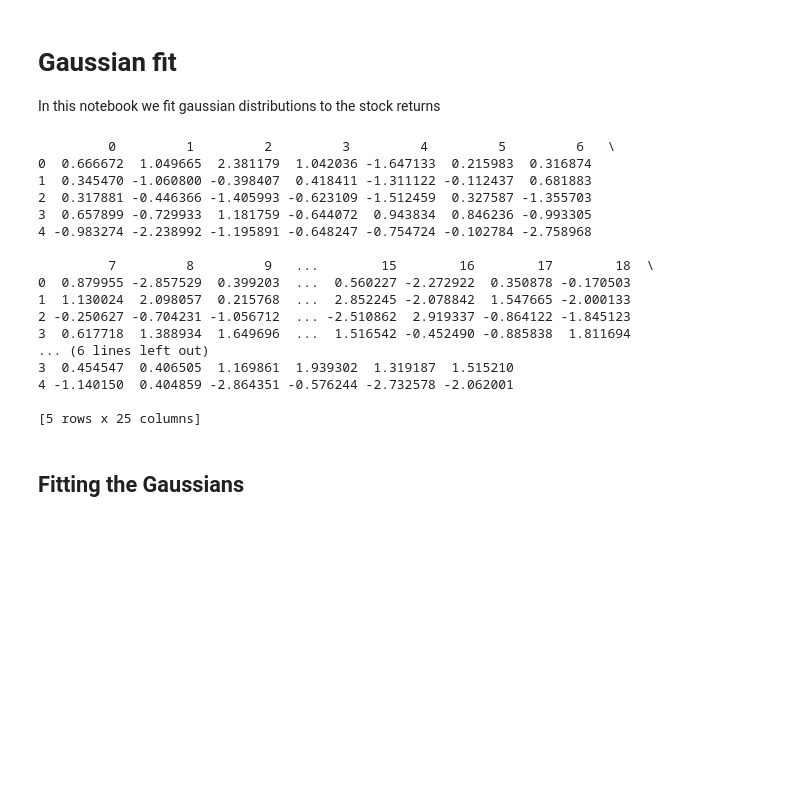
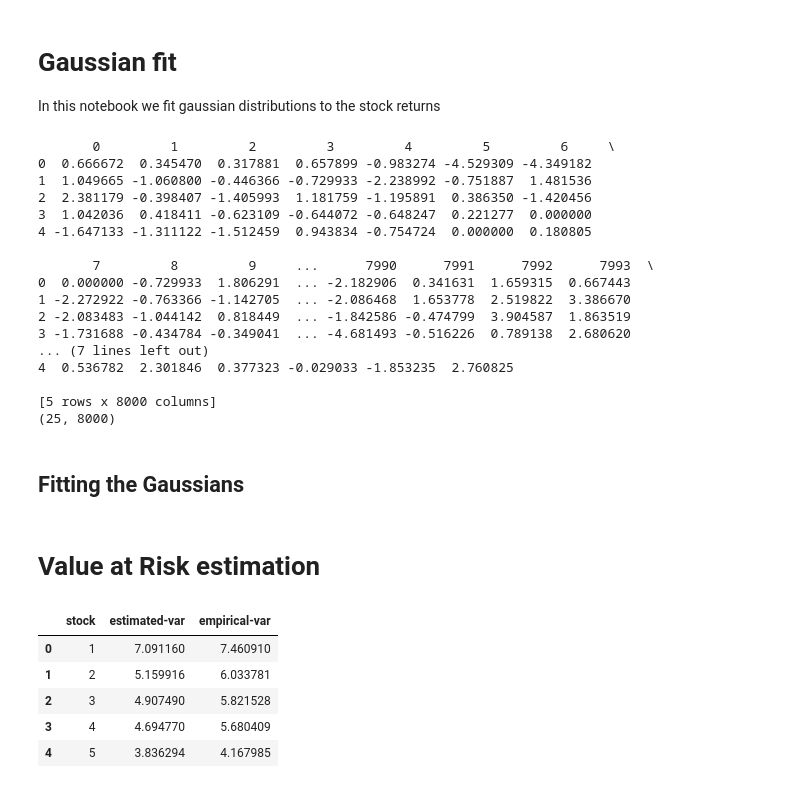
Before and after one commit to hugobelzil/SFF-HW2, a Jupyter notebook: GaussianFit.ipynb, the cells around one changed output. Cells and saved outputs as stored; diff of their text form; code cells hidden in the pictures; blank space fills up the shorter version.

```diff
--- a/GaussianFit.ipynb
+++ b/GaussianFit.ipynb
@@ -10,31 +10,33 @@ stocks = pd.read_csv('data/DJIA30stockreturns.csv', header = None)
 
 
 #To obtain percentage log returns:
+stocks = stocks.T
 stocks = 100 * np.log1p(stocks/100.0)
 
 print(stocks.head())
 
 stocks = stocks.to_numpy()
+print(stocks.shape)
 
 np.save('data/plr_stocks.npy', stocks)
 # %% [output]
-         0         1         2         3         4         5         6   \
-0  0.666672  1.049665  2.381179  1.042036 -1.647133  0.215983  0.316874
-1  0.345470 -1.060800 -0.398407  0.418411 -1.311122 -0.112437  0.681883
-2  0.317881 -0.446366 -1.405993 -0.623109 -1.512459  0.327587 -1.355703
-3  0.657899 -0.729933  1.181759 -0.644072  0.943834  0.846236 -0.993305
-4 -0.983274 -2.238992 -1.195891 -0.648247 -0.754724 -0.102784 -2.758968
+       0         1         2         3         4         5         6     \
+0  0.666672  0.345470  0.317881  0.657899 -0.983274 -4.529309 -4.349182
+1  1.049665 -1.060800 -0.446366 -0.729933 -2.238992 -0.751887  1.481536
+2  2.381179 -0.398407 -1.405993  1.181759 -1.195891  0.386350 -1.420456
+3  1.042036  0.418411 -0.623109 -0.644072 -0.648247  0.221277  0.000000
+4 -1.647133 -1.311122 -1.512459  0.943834 -0.754724  0.000000  0.180805
 
-         7         8         9   ...        15        16        17        18  \
-0  0.879955 -2.857529  0.399203  ...  0.560227 -2.272922  0.350878 -0.170503
-1  1.130024  2.098057  0.215768  ...  2.852245 -2.078842  1.547665 -2.000133
-2 -0.250627 -0.704231 -1.056712  ... -2.510862  2.919337 -0.864122 -1.845123
-3  0.617718  1.388934  1.649696  ...  1.516542 -0.452490 -0.885838  1.811694
-... (6 lines left out)
-3  0.454547  0.406505  1.169861  1.939302  1.319187  1.515210
-4 -1.140150  0.404859 -2.864351 -0.576244 -2.732578 -2.062001
+       7         8         9     ...      7990      7991      7992      7993  \
+0  0.000000 -0.729933  1.806291  ... -2.182906  0.341631  1.659315  0.667443
+1 -2.272922 -0.763366 -1.142705  ... -2.086468  1.653778  2.519822  3.386670
+2 -2.083483 -1.044142  0.818449  ... -1.842586 -0.474799  3.904587  1.863519
+3 -1.731688 -0.434784 -0.349041  ... -4.681493 -0.516226  0.789138  2.680620
+... (7 lines left out)
+4  0.536782  2.301846  0.377323 -0.029033 -1.853235  2.760825
 
-[5 rows x 25 columns]
+[5 rows x 8000 columns]
+(25, 8000)
 # %% [markdown]
 ## Fitting the Gaussians
 # %%
@@ -60,3 +61,35 @@ for stock in stocks:
 results = pd.DataFrame(results)
 results.head()
 results.to_csv('results/gaussian.csv', index=False)
+# %% [markdown]
+# Value at Risk estimation
+# %%
+#print(results.head())
+#print(results.iloc[0]['mu'])
+
+results_var = []
+
+for i in range(results.shape[0]):
+
+    mu_hat = results.iloc[i]['mu']
+    sigma_hat = results.iloc[i]['sigma']
+
+    alpha = 0.01
+
+    empirical_var = -np.percentile(stocks[i], alpha * 100)
+    var = -norm.ppf(alpha, loc = mu_hat, scale = sigma_hat)
+
+    results_var.append({'stock': i + 1,'estimated-var':var, 'empirical-var':empirical_var})
+
+
+results_var = pd.DataFrame(results_var)
+results_var.head()
+results_var.to_csv('results/ValueAtRiskResults/gaussian_var.csv', index=False)
+results_var.head()
+# %% [output]
+|  | stock | estimated-var | empirical-var |
+| 0 | 1 | 7.091160 | 7.460910 |
+| 1 | 2 | 5.159916 | 6.033781 |
+| 2 | 3 | 4.907490 | 5.821528 |
+| 3 | 4 | 4.694770 | 5.680409 |
+| 4 | 5 | 3.836294 | 4.167985 |
```
Also changed, not shown: parts of 1 cell of this notebook, 22 other files.
